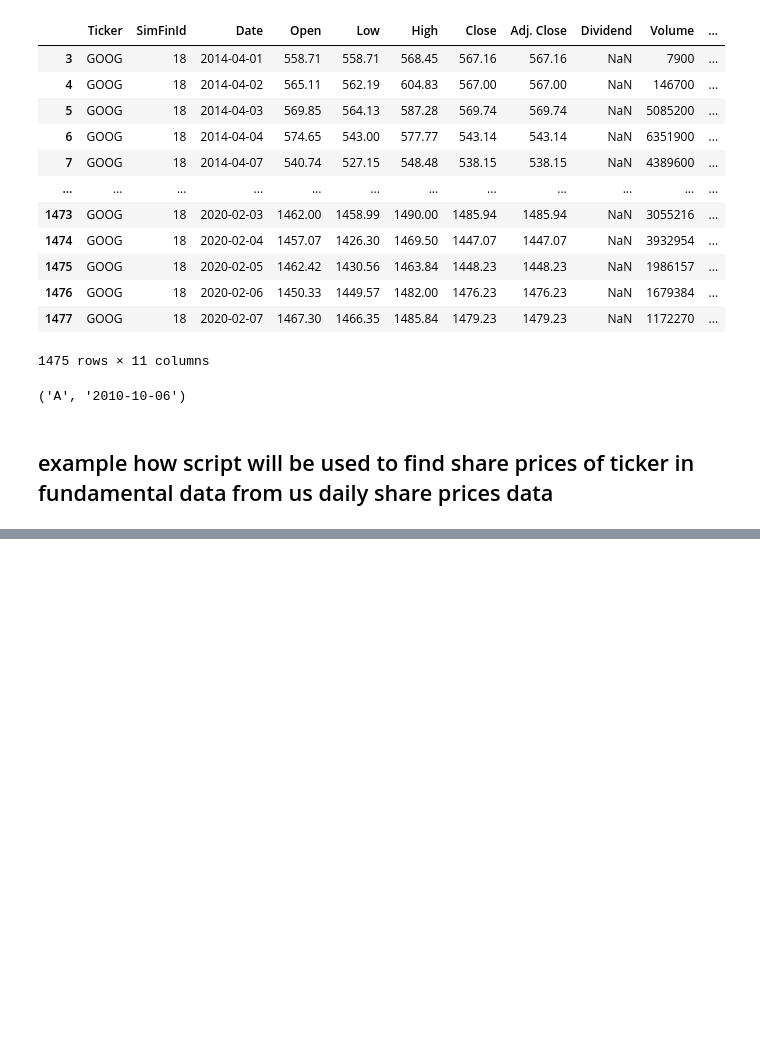
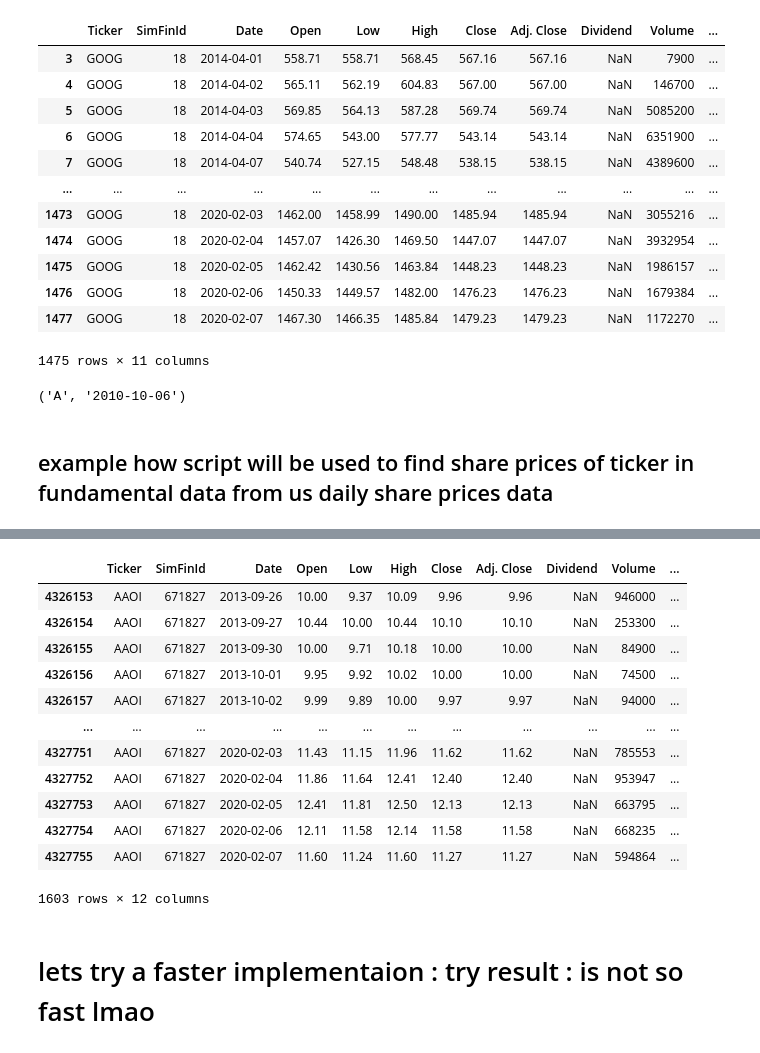
Before and after one commit to Kaushal1011/CSE523-Machine-Learning-Quantcats, a Jupyter notebook: Initial Notebook.ipynb, the cells around one changed output, grey strips where cells are left out. Cells and saved outputs as stored; diff of their text form; code cells hidden in the pictures; blank space fills up the shorter version.

```diff
--- a/Initial Notebook.ipynb
+++ b/Initial Notebook.ipynb
@@ -143,0 +278,18 @@ daily_price.loc[(daily_price.Ticker ==fundamen_data.loc[0]['Ticker'] )& (daily_p
+# %%
+daily_price.loc[(daily_price.Ticker=='AAOI')]
+# %% [output]
+|  | Ticker | SimFinId | Date | Open | Low | High | Close | Adj. Close | Dividend | Volume | ... |
+| 4326153 | AAOI | 671827 | 2013-09-26 | 10.00 | 9.37 | 10.09 | 9.96 | 9.96 | NaN | 946000 | ... |
+| 4326154 | AAOI | 671827 | 2013-09-27 | 10.44 | 10.00 | 10.44 | 10.10 | 10.10 | NaN | 253300 | ... |
+| 4326155 | AAOI | 671827 | 2013-09-30 | 10.00 | 9.71 | 10.18 | 10.00 | 10.00 | NaN | 84900 | ... |
+| 4326156 | AAOI | 671827 | 2013-10-01 | 9.95 | 9.92 | 10.02 | 10.00 | 10.00 | NaN | 74500 | ... |
+| 4326157 | AAOI | 671827 | 2013-10-02 | 9.99 | 9.89 | 10.00 | 9.97 | 9.97 | NaN | 94000 | ... |
+| ... | ... | ... | ... | ... | ... | ... | ... | ... | ... | ... | ... |
+| 4327751 | AAOI | 671827 | 2020-02-03 | 11.43 | 11.15 | 11.96 | 11.62 | 11.62 | NaN | 785553 | ... |
+| 4327752 | AAOI | 671827 | 2020-02-04 | 11.86 | 11.64 | 12.41 | 12.40 | 12.40 | NaN | 953947 | ... |
+| 4327753 | AAOI | 671827 | 2020-02-05 | 12.41 | 11.81 | 12.50 | 12.13 | 12.13 | NaN | 663795 | ... |
+| 4327754 | AAOI | 671827 | 2020-02-06 | 12.11 | 11.58 | 12.14 | 11.58 | 11.58 | NaN | 668235 | ... |
+| 4327755 | AAOI | 671827 | 2020-02-07 | 11.60 | 11.24 | 11.60 | 11.27 | 11.27 | NaN | 594864 | ... |
+1603 rows × 12 columns
+# %% [markdown]
+#  lets try a faster implementaion : try result : is not so fast lmao
```
Also changed, not shown: parts of 28 cells of this notebook.
